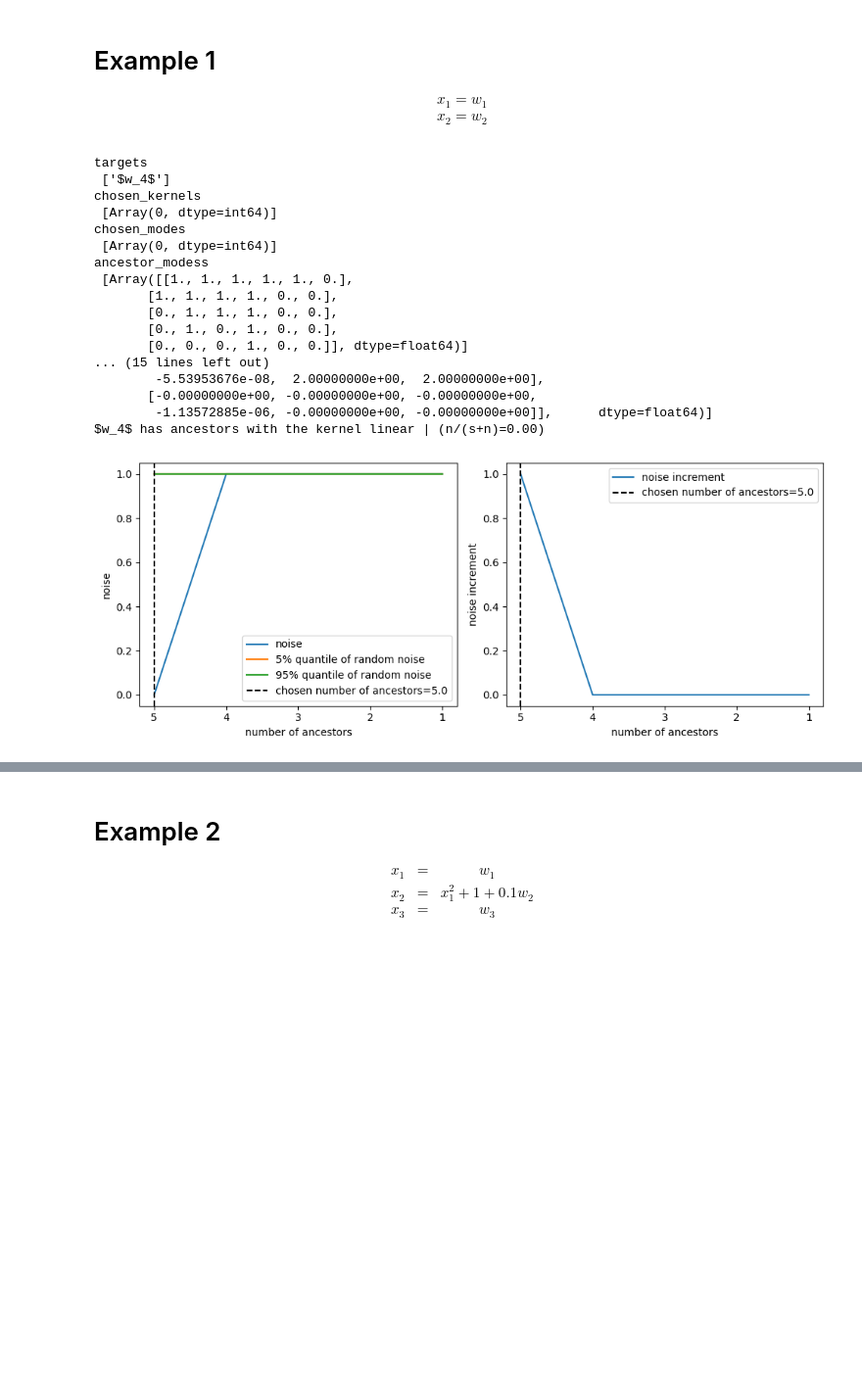
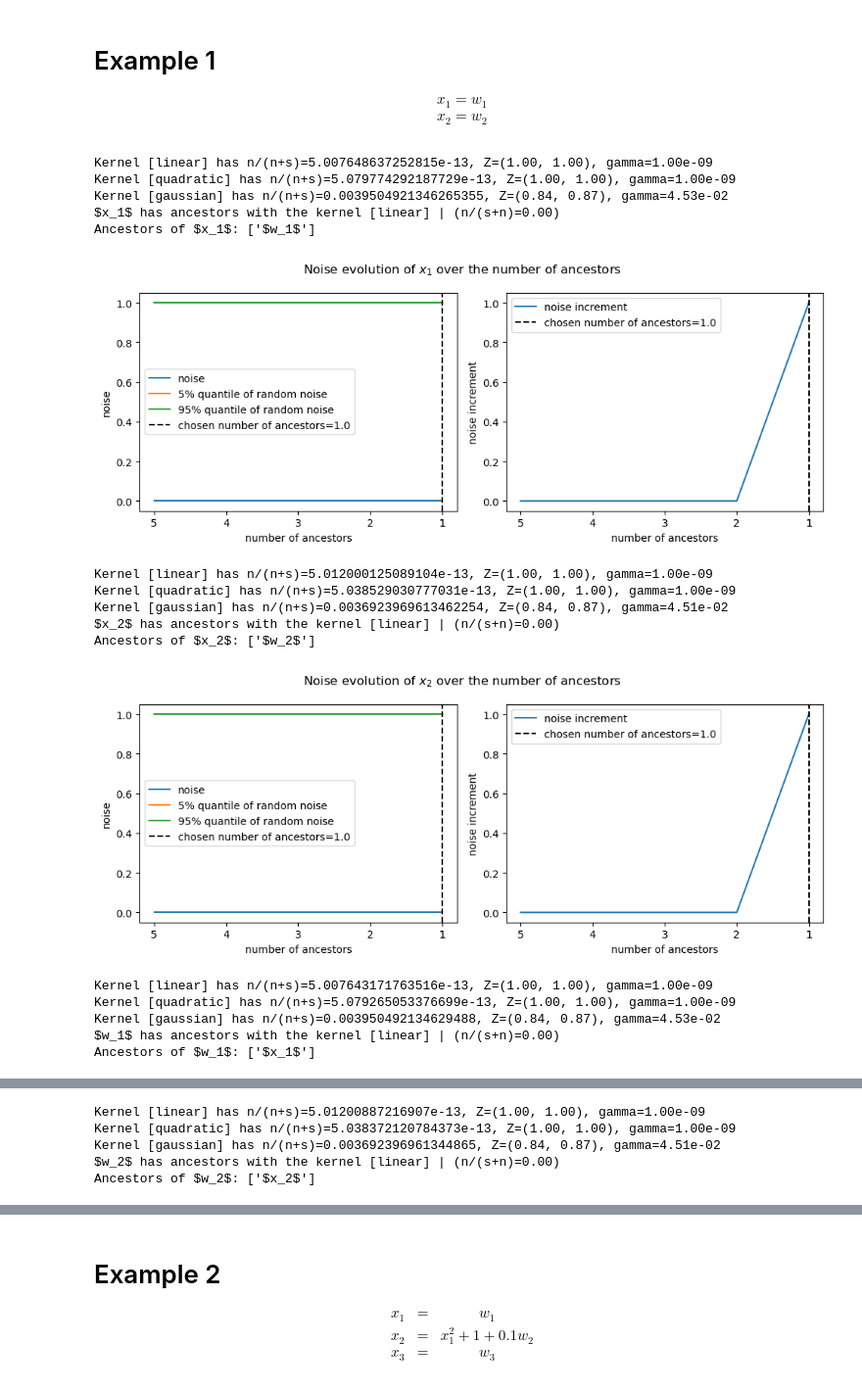
Before and after one commit to TheoBourdais/ComputationalHypergraphDiscovery, a Jupyter notebook: algebraic_equations_graph_discovery.ipynb, the cells around one changed output, grey strips where cells are left out. Shown at 98% size. Cells and saved outputs as stored; diff of their text form; code cells hidden in the pictures; blank space fills up the shorter version.

```diff
--- a/algebraic_equations_graph_discovery.ipynb
+++ b/algebraic_equations_graph_discovery.ipynb
@@ -23,25 +25,24 @@ W = random.normal(subkey, (1000, 4))
 X=np.concatenate([W[:,:2],W],axis=1)
 node_names=['$x_1$','$x_2$','$w_1$','$w_2$','$w_3$','$w_4$']
 # %%
-graph_discovery=CHD.GraphDiscovery(X,node_names,kernels=[CHD.Modes.LinearMode()])
+graph_discovery=CHD.GraphDiscovery(X,node_names)#,kernels=[CHD.Modes.LinearMode()])
 # %%
-graph_discovery.fit(graph_discovery.names[-1:])
+graph_discovery.fit()
 # %% [output]
-targets
- ['$w_4$']
-chosen_kernels
- [Array(0, dtype=int64)]
-chosen_modes
- [Array(0, dtype=int64)]
-ancestor_modess
- [Array([[1., 1., 1., 1., 1., 0.],
-       [1., 1., 1., 1., 0., 0.],
-       [0., 1., 1., 1., 0., 0.],
-       [0., 1., 0., 1., 0., 0.],
-       [0., 0., 0., 1., 0., 0.]], dtype=float64)]
-... (15 lines left out)
-        -5.53953676e-08,  2.00000000e+00,  2.00000000e+00],
-       [-0.00000000e+00, -0.00000000e+00, -0.00000000e+00,
-        -1.13572885e-06, -0.00000000e+00, -0.00000000e+00]],      dtype=float64)]
-$w_4$ has ancestors with the kernel linear | (n/(s+n)=0.00)
+Kernel [linear] has n/(n+s)=5.007648637252815e-13, Z=(1.00, 1.00), gamma=1.00e-09
+Kernel [quadratic] has n/(n+s)=5.079774292187729e-13, Z=(1.00, 1.00), gamma=1.00e-09
+Kernel [gaussian] has n/(n+s)=0.0039504921346265355, Z=(0.84, 0.87), gamma=4.53e-02
+$x_1$ has ancestors with the kernel [linear] | (n/(s+n)=0.00)
+Ancestors of $x_1$: ['$w_1$']
-[figure, old version]
+[figure, new version]
+Kernel [linear] has n/(n+s)=5.012000125089104e-13, Z=(1.00, 1.00), gamma=1.00e-09
+Kernel [quadratic] has n/(n+s)=5.038529030777031e-13, Z=(1.00, 1.00), gamma=1.00e-09
+Kernel [gaussian] has n/(n+s)=0.0036923969613462254, Z=(0.84, 0.87), gamma=4.51e-02
+$x_2$ has ancestors with the kernel [linear] | (n/(s+n)=0.00)
+Ancestors of $x_2$: ['$w_2$']
+[figure, added]
+Kernel [linear] has n/(n+s)=5.007643171763516e-13, Z=(1.00, 1.00), gamma=1.00e-09
+Kernel [quadratic] has n/(n+s)=5.079265053376699e-13, Z=(1.00, 1.00), gamma=1.00e-09
+Kernel [gaussian] has n/(n+s)=0.003950492134629488, Z=(0.84, 0.87), gamma=4.53e-02
+$w_1$ has ancestors with the kernel [linear] | (n/(s+n)=0.00)
+Ancestors of $w_1$: ['$x_1$']
@@ -47,0 +50,5 @@ $w_4$ has ancestors with the kernel linear | (n/(s+n)=0.00)
+Kernel [linear] has n/(n+s)=5.01200887216907e-13, Z=(1.00, 1.00), gamma=1.00e-09
+Kernel [quadratic] has n/(n+s)=5.038372120784373e-13, Z=(1.00, 1.00), gamma=1.00e-09
+Kernel [gaussian] has n/(n+s)=0.003692396961344865, Z=(0.84, 0.87), gamma=4.51e-02
+$w_2$ has ancestors with the kernel [linear] | (n/(s+n)=0.00)
+Ancestors of $w_2$: ['$x_2$']
```
Also changed, not shown: parts of 15 cells of this notebook.
